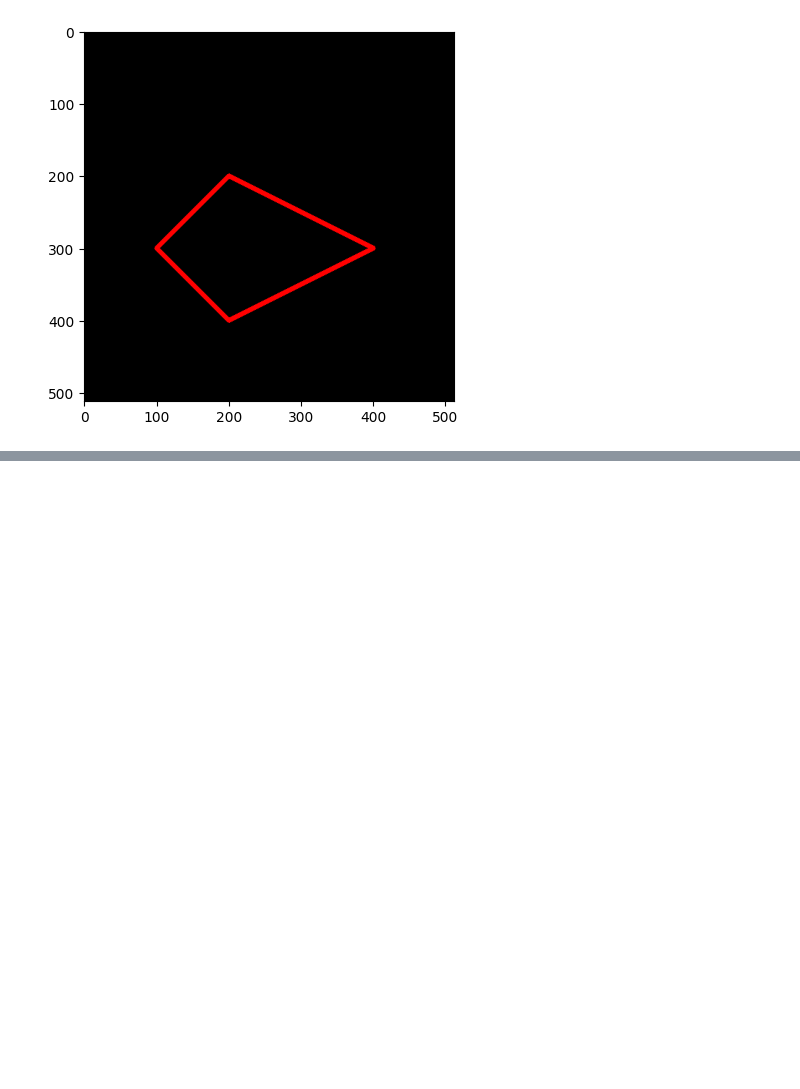
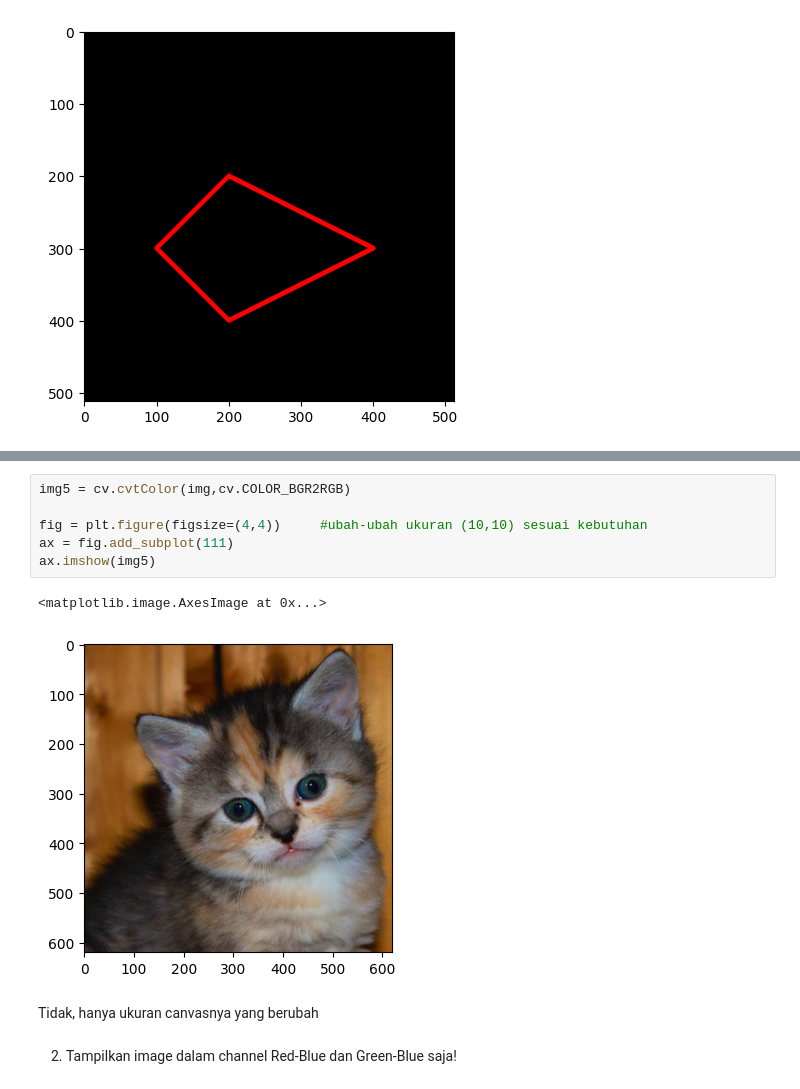
Before and after one commit to MikoFahreza/PCVK_Ganjil_2023, a Jupyter notebook: Week2.ipynb, the cells around one changed output, grey strips where cells are left out. Drawn from its saved outputs; the diff is of its cells as text; blank space fills up the shorter version.

```diff
--- a/Week2.ipynb
+++ b/Week2.ipynb
@@ -169,0 +220,13 @@ plt.imshow(black_img2)
+# %%
+img5 = cv.cvtColor(img,cv.COLOR_BGR2RGB)
+
+fig = plt.figure(figsize=(4,4))     #ubah-ubah ukuran (10,10) sesuai kebutuhan
+ax = fig.add_subplot(111)
+ax.imshow(img5)
+# %% [output]
+<matplotlib.image.AxesImage at 0x...>
+[figure, added]
+# %% [markdown]
+Tidak, hanya ukuran canvasnya yang berubah
+# %% [markdown]
+2. Tampilkan image dalam channel Red-Blue dan Green-Blue saja!
```
Also changed, not shown: parts of 14 cells of this notebook.
